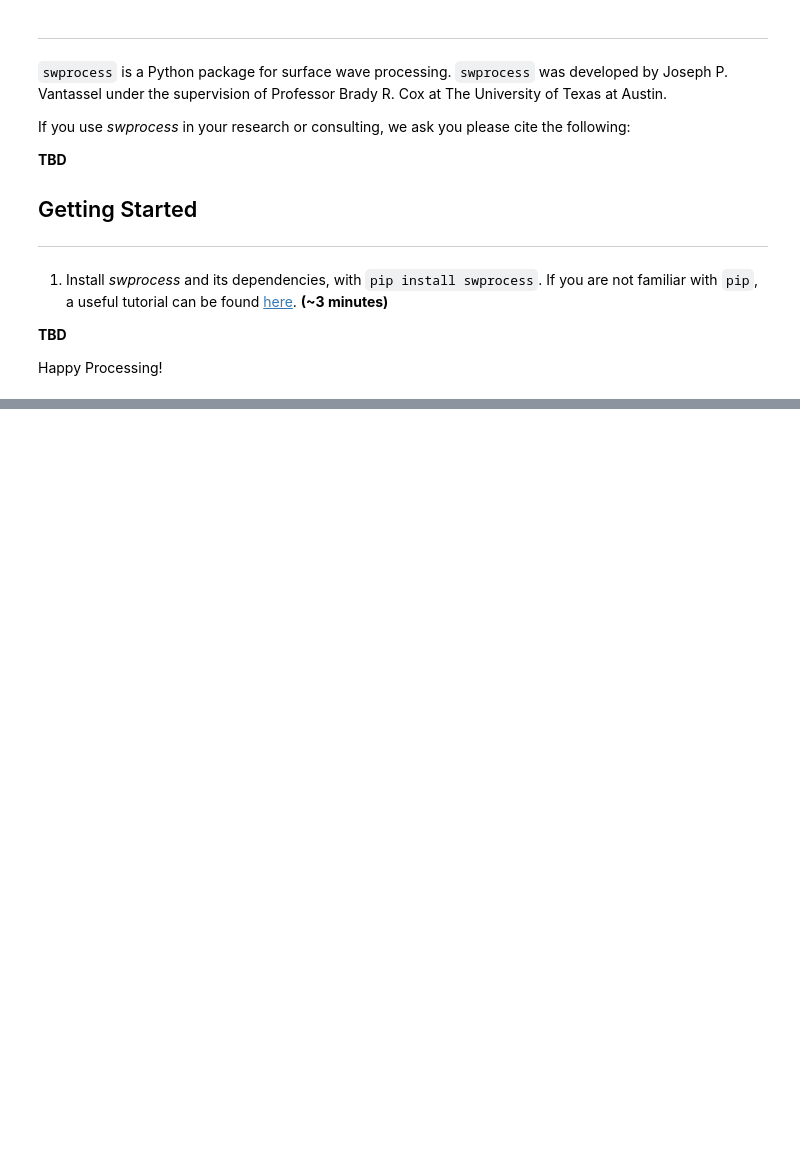
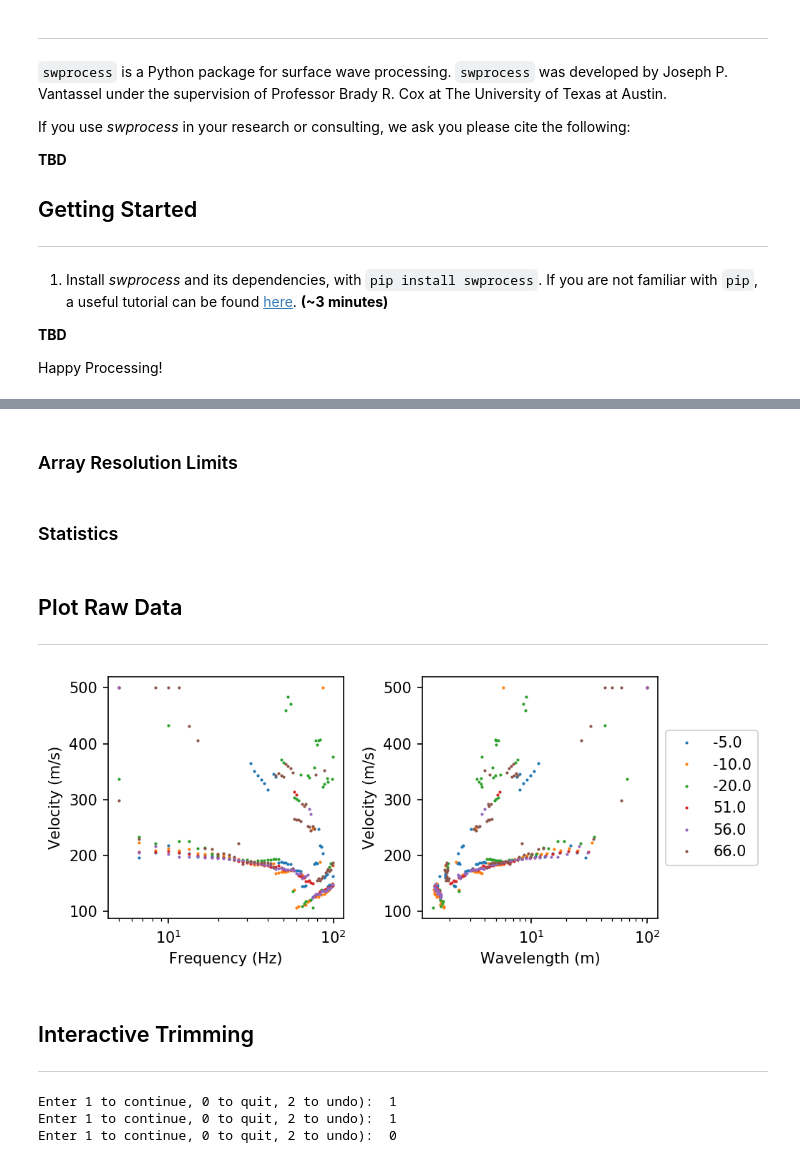
Before and after one commit to jpvantassel/swprocess, a Jupyter notebook: examples/stats/stats.ipynb, the cells around one changed output, grey strips where cells are left out. Cells and saved outputs as stored; diff of their text form; code cells hidden in the pictures; blank space fills up the shorter version.

```diff
--- a/examples/stats/stats.ipynb
+++ b/examples/stats/stats.ipynb
@@ -65,3 +76,3 @@ Happy Processing!
 # %%
-fname = "peaks_masw.json"
+fname = "../masw/peaks_masw.json"
 peaksuite = swprocess.PeaksSuite.from_jsons(fname)
@@ -67,0 +81,15 @@ peaksuite = swprocess.PeaksSuite.from_jsons(fname)
+# %%
+# Domains to plot experimental dispersion.
+domains = [
+    ["frequency", "velocity"],
+    ["wavelength", "velocity"],
+]
+
+# Bulk remove points outside of screening criteria.
+limits = {
+    "velocity" : [50, 1000]
+}
+
+# Plotting limits
+# %% [markdown]
+### Array Resolution Limits
@@ -67,0 +99,2 @@ peaksuite = swprocess.PeaksSuite.from_jsons(fname)
+# %% [markdown]
+### Statistics
@@ -67,0 +109,24 @@ peaksuite = swprocess.PeaksSuite.from_jsons(fname)
+# %% [markdown]
+## Plot Raw Data
+---
+# %%
+fig, axs = peaksuite.plot(xtype=[x for x, _ in domains], ytype=[y for _, y in domains])
+axs[-1].legend(loc="center left", bbox_to_anchor=(1,0.5))
+plt.show()
+# %% [output]
+[figure, added]
+# %% [markdown]
+## Interactive Trimming
+---
+# %%
+%matplotlib qt5
+fname = "settings_post.json"
+swprocess.PeaksSuite.create_setting_file(fname, domains=domains, xdomain=xdomain, ydomain=ydomain,
+                                         xmin=xmin, xmax=xmax, nx=nx, xspace=xspace,
+                                         stat_kwargs=dict(missing_data_procedure=missing_data_procedure, ignore=ignore),
+                                         limits=limits)
+peaksuite.interactive_trimming(fname)
+# %% [output]
+Enter 1 to continue, 0 to quit, 2 to undo):  1
+Enter 1 to continue, 0 to quit, 2 to undo):  1
+Enter 1 to continue, 0 to quit, 2 to undo):  0
```
Also changed, not shown: parts of 16 cells of this notebook, 3 other files.
